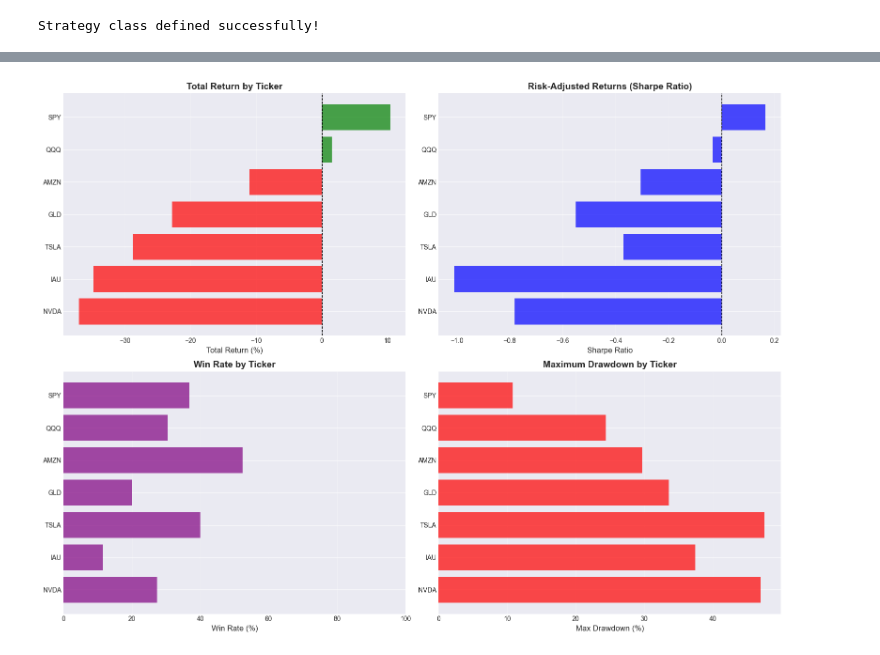
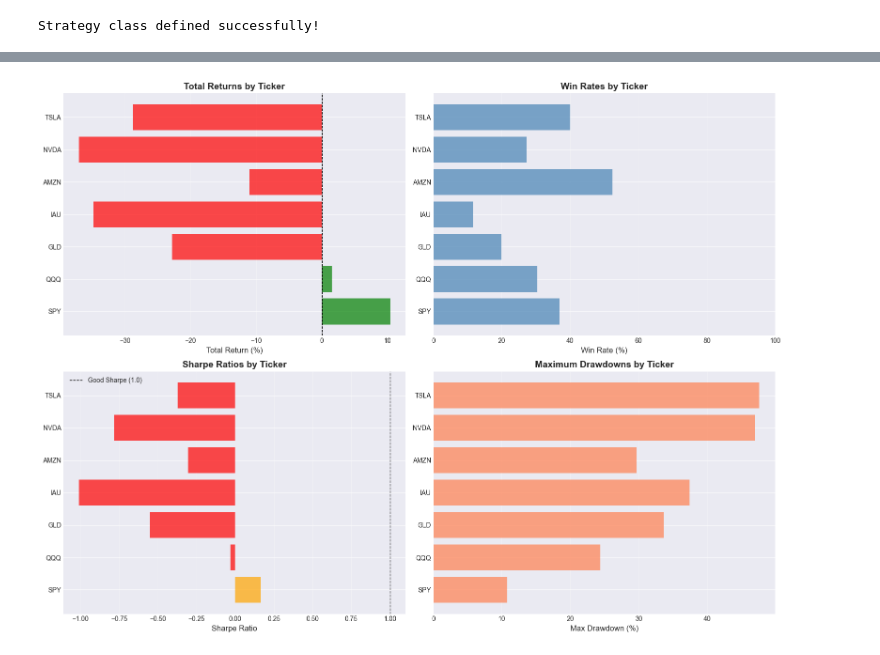
Before and after one commit to kbibireddy/all-things-blog, a Jupyter notebook: pages/Technicals/bollinger-bands-mean-reversion.ipynb, the cells around one changed output, grey strips where cells are left out. Saved outputs shown, nothing was run; the diff lists cells and outputs as text; code cells hidden in the pictures.

Commit message:
Added bollinger bands deep dive notebook to technicals

```diff
--- a/pages/Technicals/bollinger-bands-mean-reversion.ipynb
+++ b/pages/Technicals/bollinger-bands-mean-reversion.ipynb
@@ -197,16 +261,23 @@ Now let's implement the Bollinger Bands Mean Reversion Strategy using backtrader
 # %%
 class BollingerBandsMeanReversion(bt.Strategy):
     """
-    Bollinger Bands Mean Reversion Strategy
+    Conservative (RSI-Confirmed) Bollinger Bands Mean Reversion Strategy
+
+    This is the recommended Conservative strategy from Section 3.
 
     Entry Rules:
-    - Long: Price touches lower band + RSI < 30 + %B < 0
-    - Short: Price touches upper band + RSI > 70 + %B > 1
+    - Long: Price touches lower band + %B < 0 + RSI < 30
+    - Short: Price touches upper band + %B > 1 + RSI > 70
 
     Exit Rules:
     - Target 1: Middle band (50% position)
     - Target 2: Opposite band (remaining 50%)
     - Stop Loss: 2.5% below/above entry
+
+    Risk Management:
+    - 2.5% stop loss (allows for normal volatility)
+    - Scaled exits (50% at target 1, remaining 50% at target 2)
+    - RSI filter reduces false signals
     """
 
     params = (
@@ -665,48 +619,54 @@ Let's create comprehensive visualizations to help understand the strategy perfor
 # %%
-# 1. Performance Comparison Chart
-def plot_performance_comparison(results_df):
-    """Plot performance metrics comparison."""
+# Performance Visualization
+def plot_performance_comparison(baseline_results, stock_results):
+    """Plot performance comparison chart."""
     fig, axes = plt.subplots(2, 2, figsize=(16, 12))
 
-    # Sort by total return
-    results_df = results_df.sort_values('total_return_pct', ascending=True)
+    all_results = {**baseline_results, **stock_results}
+    tickers = list(all_results.keys())
+    returns = [all_results[t]['total_return'] for t in tickers]
+    win_rates = [all_results[t]['win_rate'] for t in tickers]
+    sharpe_ratios = [all_results[t]['sharpe_ratio'] for t in tickers]
+    max_drawdowns = [abs(all_results[t]['max_drawdown']) for t in tickers]
 
-    # Plot 1: Total Return
+    # Total Returns
     ax1 = axes[0, 0]
-    colors = ['green' if x > 0 else 'red' for x in results_df['total_return_pct']]
-    ax1.barh(results_df['ticker'], results_df['total_return_pct'], color=colors, alpha=0.7)
+    colors = ['green' if r > 0 else 'red' for r in returns]
+    ax1.barh(tickers, returns, color=colors, alpha=0.7)
     ax1.axvline(x=0, color='black', linestyle='--', linewidth=1)
     ax1.set_xlabel('Total Return (%)', fontsize=12)
-    ax1.set_title('Total Return by Ticker', fontsize=14, fontweight='bold')
+    ax1.set_title('Total Returns by Ticker', fontsize=14, fontweight='bold')
     ax1.grid(True, alpha=0.3, axis='x')
 
-    # Plot 2: Sharpe Ratio
+    # Win Rates
     ax2 = axes[0, 1]
-    ax2.barh(results_df['ticker'], results_df['sharpe_ratio'], color='blue', alpha=0.7)
-    ax2.axvline(x=0, color='black', linestyle='--', linewidth=1)
-    ax2.set_xlabel('Sharpe Ratio', fontsize=12)
-    ax2.set_title('Risk-Adjusted Returns (Sharpe Ratio)', fontsize=14, fontweight='bold')
+    ax2.barh(tickers, win_rates, color='steelblue', alpha=0.7)
+    ax2.set_xlabel('Win Rate (%)', fontsize=12)
+    ax2.set_title('Win Rates by Ticker', fontsize=14, fontweight='bold')
+    ax2.set_xlim(0, 100)
     ax2.grid(True, alpha=0.3, axis='x')
 
-    # Plot 3: Win Rate
+    # Sharpe Ratios
     ax3 = axes[1, 0]
-    ax3.barh(results_df['ticker'], results_df['win_rate'], color='purple', alpha=0.7)
-    ax3.set_xlabel('Win Rate (%)', fontsize=12)
-    ax3.set_title('Win Rate by Ticker', fontsize=14, fontweight='bold')
-    ax3.set_xlim(0, 100)
+    colors_sharpe = ['green' if s > 1 else 'orange' if s > 0 else 'red' for s in sharpe_ratios]
+    ax3.barh(tickers, sharpe_ratios, color=colors_sharpe, alpha=0.7)
+    ax3.axvline(x=1, color='black', linestyle='--', linewidth=1, label='Good Sharpe (1.0)')
+    ax3.set_xlabel('Sharpe Ratio', fontsize=12)
+    ax3.set_title('Sharpe Ratios by Ticker', fontsize=14, fontweight='bold')
+    ax3.legend()
     ax3.grid(True, alpha=0.3, axis='x')
 
-    # Plot 4: Max Drawdown
+    # Max Drawdowns
     ax4 = axes[1, 1]
-    ax4.barh(results_df['ticker'], results_df['max_drawdown_pct'], color='red', alpha=0.7)
+    ax4.barh(tickers, max_drawdowns, color='coral', alpha=0.7)
     ax4.set_xlabel('Max Drawdown (%)', fontsize=12)
-    ax4.set_title('Maximum Drawdown by Ticker', fontsize=14, fontweight='bold')
+    ax4.set_title('Maximum Drawdowns by Ticker', fontsize=14, fontweight='bold')
     ax4.grid(True, alpha=0.3, axis='x')
 
     plt.tight_layout()
     return fig
 
-fig1 = plot_performance_comparison(all_df)
+fig = plot_performance_comparison(baseline_results, stock_results)
 plt.show()
 # %% [output]
-[figure, old version]
+[figure, new version]
```
Also changed, not shown: parts of 23 cells of this notebook, 1 other file.
